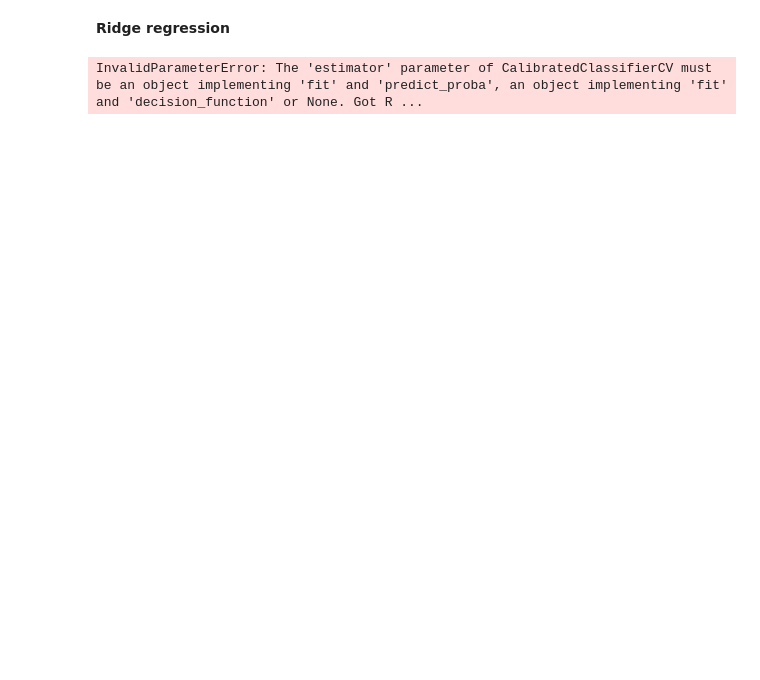
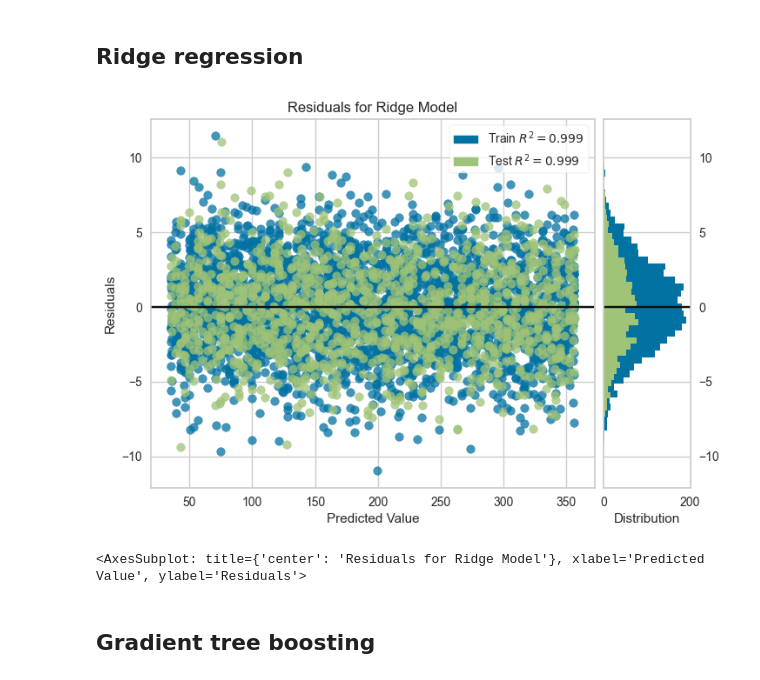
Before and after one commit to Dan-Irl/Regression-ensemble-model, a Jupyter notebook: main.ipynb, the cells around one changed output. Saved outputs shown, nothing was run; the diff lists cells and outputs as text; code cells hidden in the pictures; blank space fills up the shorter version.

Commit message:
Implemented ridge regression model

```diff
--- a/main.ipynb
+++ b/main.ipynb
@@ -17,12 +18,25 @@ data_train, data_test, target_train, target_test = train_test_split(X, y, test_s
 # %%
 # TODO: Implement ridge regression, NN regression, gradient tree boosting and gaussian regression
 # %% [markdown]
-**Ridge regression**
+## **Ridge regression**
-# %%
-
-
-base_ridge = linear_model.Ridge(alpha=0.5)
-calibrated_ridge = CalibratedClassifierCV(base_ridge, cv=5)
-calibrated_ridge.fit(data_train, target_train)
-# %% [output]
-InvalidParameterError: The 'estimator' parameter of CalibratedClassifierCV must be an object implementing 'fit' and 'predict_proba', an object implementing 'fit' and 'decision_function' or None. Got R ...
+# %%
+from sklearn import linear_model
+
+# create ridge regression model
+reg = linear_model.Ridge(alpha=.5)
+
+# fit model
+reg.fit(data_train, target_train)
+reg.score(data_test, target_test)
+
+# visualize the model performance using yellowbrick
+visualizer = ResidualsPlot(reg)
+visualizer.fit(data_train, target_train)  # Fit the training data to the visualizer
+visualizer.score(data_test, target_test)  # Evaluate the model on the test data
+plt.title
+visualizer.show()
+# %% [output]
+[figure, added]
+<AxesSubplot: title={'center': 'Residuals for Ridge Model'}, xlabel='Predicted Value', ylabel='Residuals'>
+# %% [markdown]
+## **Gradient tree boosting**
```
Also changed, not shown: parts of 1 cell of this notebook.
